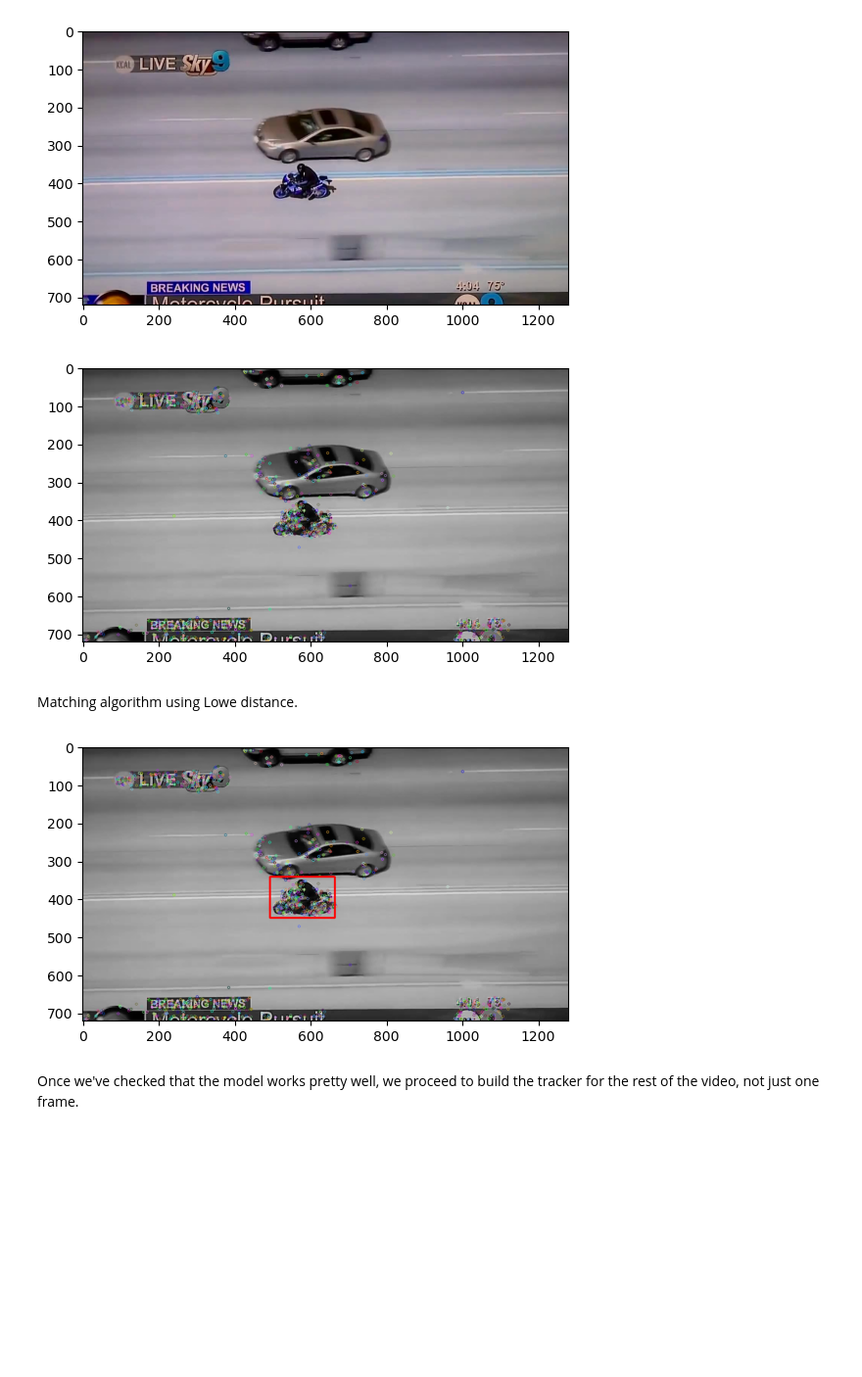
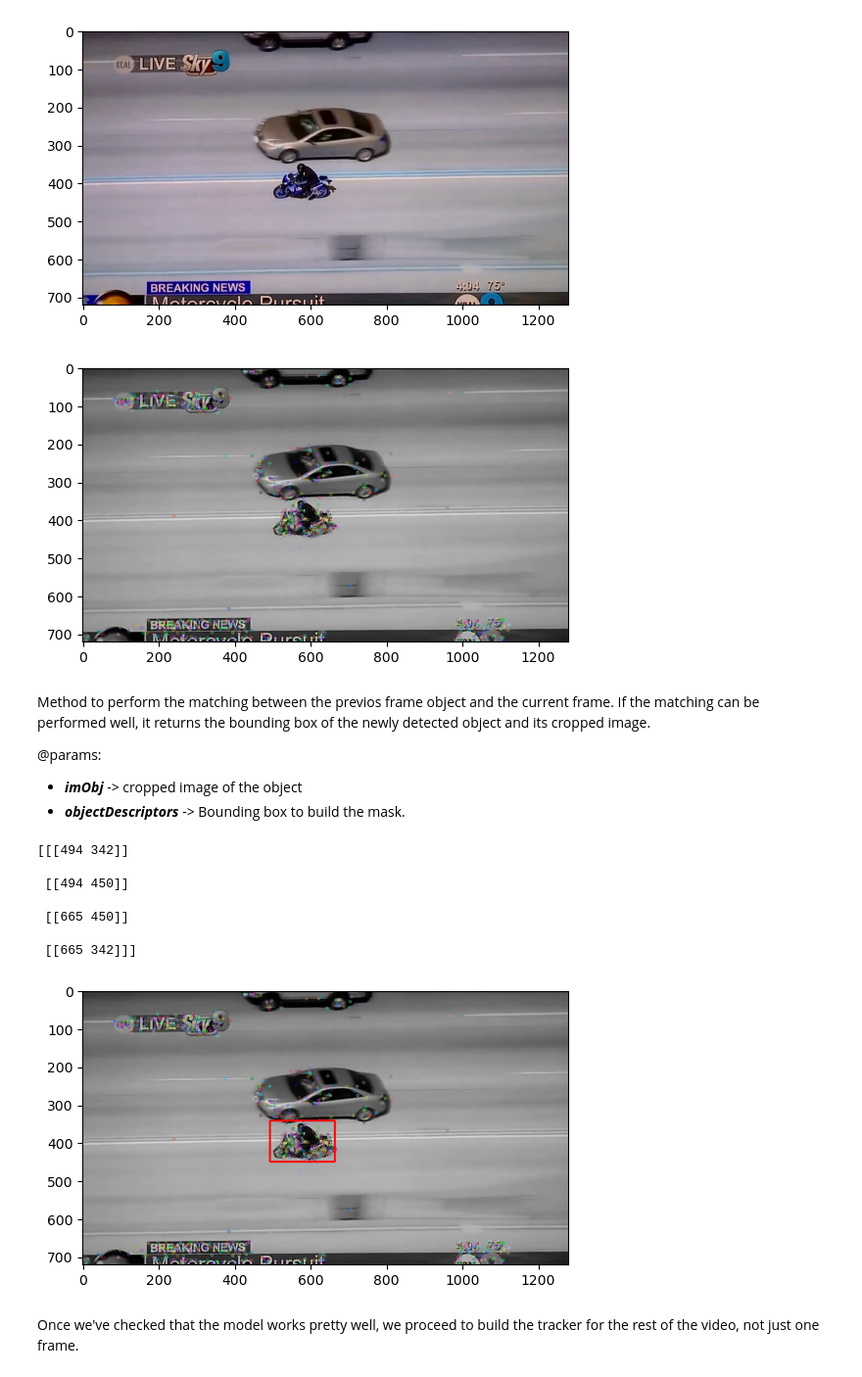
Before and after one commit to ivan-serrano-hernandez/Computer-Vision-project, a Jupyter notebook: SIFT-Tracking.ipynb, the cells around one changed output. Shown at 98% size. Cells and saved outputs as stored; diff of their text form; code cells hidden in the pictures; blank space fills up the shorter version.

```diff
--- a/SIFT-Tracking.ipynb
+++ b/SIFT-Tracking.ipynb
@@ -23,7 +24,7 @@ This function reads all the bbox of the images of file *filepath* to check if ou
 @params:
 - **file_path*** -> file path to the file taht contains the bounding boxes.
 # %%
-def getBoundingBoxes(file_path = "./MotorcycleChase/groundtruth_rect.txt"):
+def getBoundingBoxes(file_path = "./datasets/MotorcycleChase/groundtruth_rect.txt"):
     boundingBoxes = {}
     with open(file_path,'r') as file:
         for line in file:
@@ -120,8 +121,8 @@ def getBackgroundMask(img, bb):
 # %% [markdown]
 Testing of extracting SIFT features of a single image.
 # %%
-imgPath = "./MotorcycleChase/img/"
-file = os.path.join(imgPath, "00001.jpg")
+imgPath = "./datasets/MotorcycleChase/img/"
+file = os.path.join(imgPath, "00314.jpg")
 img = cv2.imread(file)
 plt.imshow(img)
 # %% [output]
@@ -143,7 +144,7 @@ Parameters:
 # calculate all bounding boxes
 bbs = getBoundingBoxes()
 # bounding box of the first frame
-bb = bbs[1]
+bb = bbs[314]
 img = img[bb[1]:bb[1]+bb[3],bb[0]:bb[0]+bb[2]]
 gray = cv2.cvtColor(img, cv2.COLOR_BGR2GRAY)
 plt.imshow(gray)
@@ -170,7 +171,7 @@ plt.imshow(objectFeatures)
 # %% [markdown]
 Now that we have processed the first frame, the idea is to extract SIFT features of the following images (as a whole, withoud any masks), and extract only the keypoints that actually belong to the region of interest.
 # %%
-imgPath = "./MotorcycleChase/img/"
+imgPath = "./datasets/MotorcycleChase/img/"
 file = os.path.join(imgPath, "00002.jpg")
 frame = cv2.imread(file)
 plt.imshow(frame)
@@ -187,9 +188,14 @@ frameFeatures = cv2.drawKeypoints(gray, frameKp, frame)
 plt.imshow(frameFeatures)
 cv2.destroyAllWindows()
 # %% [output]
-[figure, old version]
+[figure, new version]
 # %% [markdown]
-Matching algorithm using Lowe distance.
+Method to perform the matching between the previos frame object and the current frame. If the matching can be performed well, it returns the bounding box of the newly detected object and its cropped image.
+
+@params:
+
+- ***imObj*** -> cropped image of the object
+- ***objectDescriptors*** -> Bounding box to build the mask.
 # %%
 # create BFMatcher object for both object and background
 FLANN_INDEX_KDTREE = 1
@@ -200,39 +206,45 @@ search_params = dict(checks = 50)
 
 flann = cv2.FlannBasedMatcher(index_params, search_params)
 matches = flann.knnMatch(objectDescriptors, frameDescriptors, k=2)
-
-gray = cv2.cvtColor(img, cv2.COLOR_BGR2GRAY)
 
 #store only the best matches filtering with Lowe's test
 bestMatches = []
 for m,n in matches:
     if m.distance < 0.75*n.distance:
         bestMatches.append(m)
 
 if len(bestMatches) > MINIMUM_MATCHES_COUNT :
     src_pts = np.float32([ objectKp[m.queryIdx].pt for m in bestMatches ]).reshape(-1,1,2)
     dst_pts = np.float32([ frameKp[m.trainIdx].pt for m in bestMatches ]).reshape(-1,1,2)
 
     M, mask = cv2.findHomography(src_pts, dst_pts, cv2.RANSAC,5.0)
     matchesMask = mask.ravel().tolist()
     h,w = img.shape[:2]
     pts = np.float32([ [0,0],[0,h-1],[w-1,h-1],[w-1,0] ]).reshape(-1,1,2)
 
     dst = cv2.perspectiveTransform(pts,M)
 
     draw_params = dict(matchColor = (0,255,0), # draw matches in green color
                    singlePointColor = None,
                    matchesMask = matchesMask, # draw only inliers
                    flags = 2)
 
     img3 = cv2.rectangle(frame, np.int32(dst)[0][0], np.int32(dst)[2][0], (255,0,0), thickness=3)
 
     plt.imshow(img3)
-    cv2.waitKey()
+    print(np.int32(dst))
+
 
 else:
     print( "Not enough matches are found - {}/{}".format(len(good), MIN_MATCH_COUNT) )
 # %% [output]
+[[[494 342]]
+
+ [[494 450]]
+
+ [[665 450]]
+
+ [[665 342]]]
-[figure, old version]
+[figure, new version]
 # %% [markdown]
 Once we've checked that the model works pretty well, we proceed to build the tracker for the rest of the video, not just one frame.
```
Also changed, not shown: parts of 10 cells of this notebook, 1 other file.
